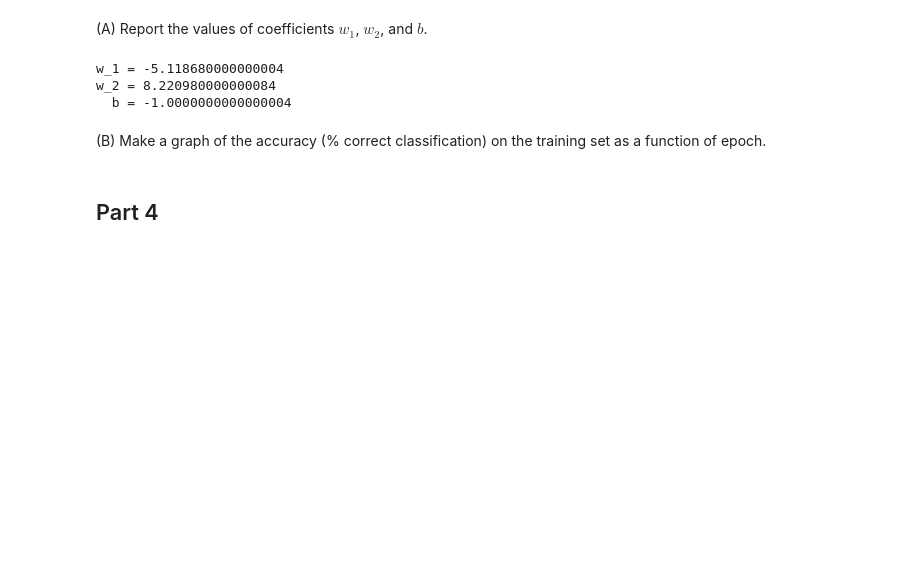
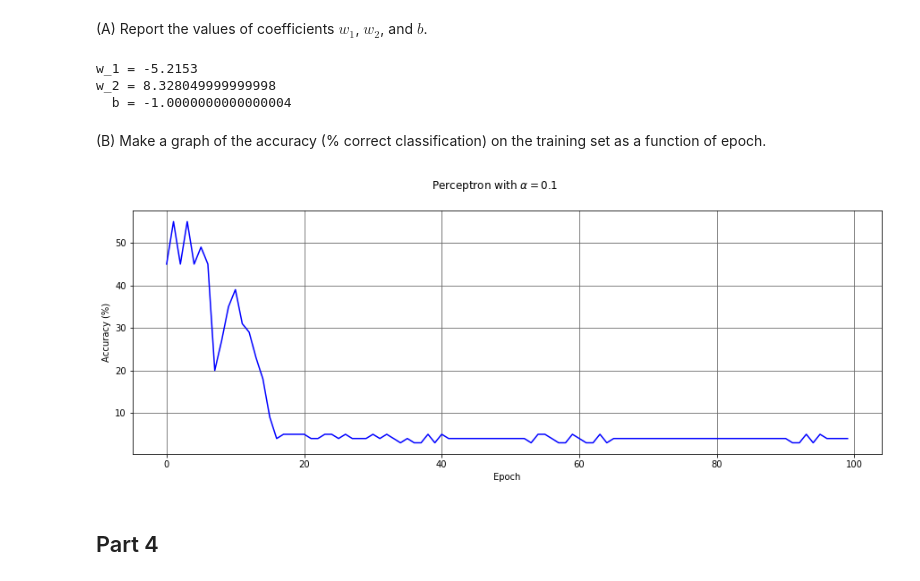
Before and after one commit to tima0476/hw1-csci5922, a Jupyter notebook: assignment_1.ipynb, the cells around one changed output. Cells and saved outputs as stored; diff of their text form; code cells hidden in the pictures; blank space fills up the shorter version.

Commit message:
Part 3B (perceptron accuracy graph) completed

```diff
--- a/assignment_1.ipynb
+++ b/assignment_1.ipynb
@@ -479,14 +479,42 @@ def perceptron(X, y, maxIter, alpha):
 # %% [markdown]
 (A) Report the values of coefficients $w_1$, $w_2$, and $b$.
 # %%
-w,_ = perceptron(X, z, 500, 0.1)
+w,_ = perceptron(X, z, 100, 0.1)
 print(f"w_1 = {w[1]}\nw_2 = {w[2]}\n  b = {w[0]}")
 # %% [output]
-w_1 = -5.118680000000004
-w_2 = 8.220980000000084
+w_1 = -5.2153
+w_2 = 8.328049999999998
   b = -1.0000000000000004
 # %% [markdown]
 (B) Make a graph of the accuracy (% correct classification) on the training set as a function of epoch.
+# %%
+import matplotlib.pyplot as plt
+
+# Collect the data
+maxIter = 100
+alpha = 0.1
+accuracy = []
+N,_ = X.shape
+Xaug = np.c_[np.ones((N,1)), X]     # Augment X's with extra 1's for the bias term
+w = np.zeros((Xaug.shape[1]))       # for perceptron, start with 0 weights
+for i in range(maxIter):
+    w,incorrect = perceptron_update(Xaug, z, w, alpha)
+    accuracy.append(100.0*incorrect/N)
+    if incorrect == 0:
+        break
+
+# Plot the data
+fig = plt.figure(figsize=(15, 5))
+ax1 = fig.add_subplot(111)
+ax1.plot(range(maxIter), accuracy, c='b')
+plt.suptitle(f"Perceptron with $\\alpha = {alpha}$")
+plt.xlabel("Epoch")
+plt.ylabel("Accuracy (%)")
+plt.grid(b=True, which='major', color='#666666', linestyle='-')
+plt.grid(b=True, which='minor', color='#333333', linestyle='--')
+plt.show()
+# %% [output]
+[figure, added]
 # %% [markdown]
 ## Part 4
 # %% [markdown]
```
